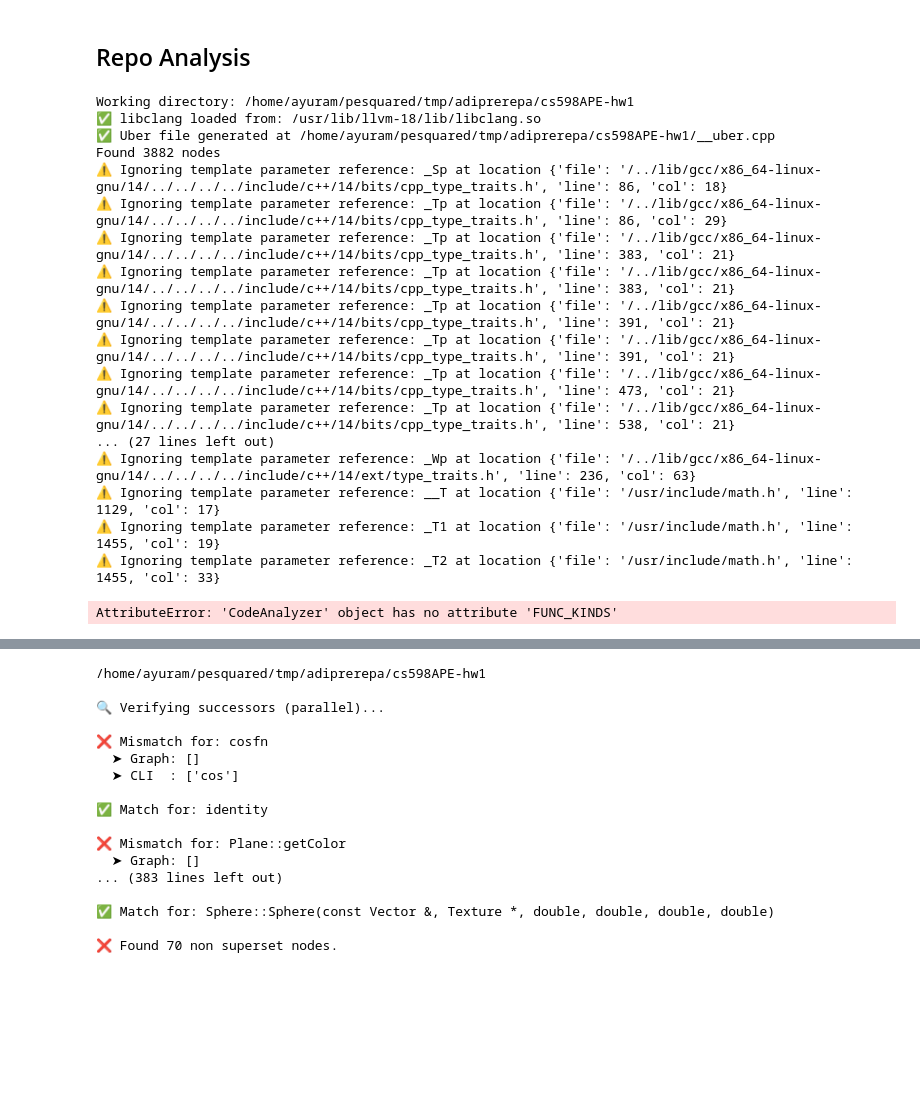
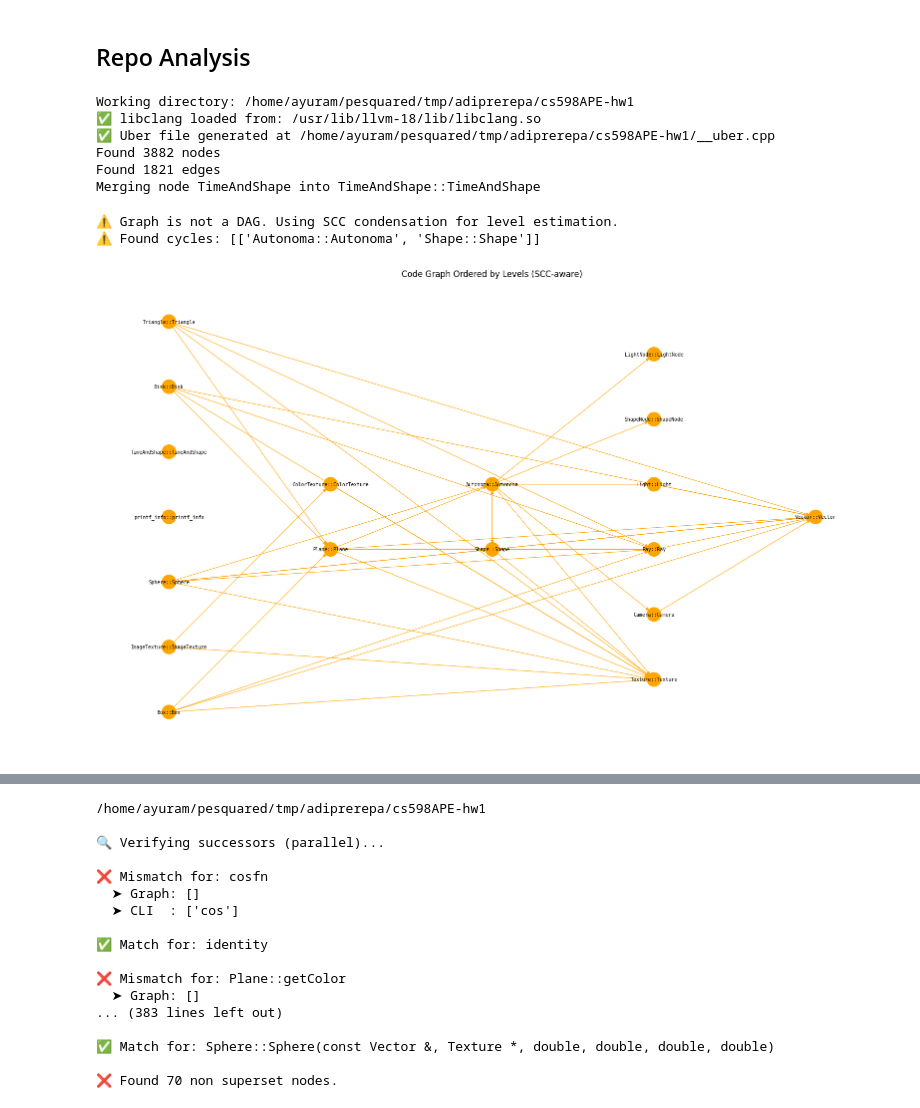
Before and after one commit to adiprerepa/pesquared, a Jupyter notebook: FunctionGraph.ipynb, the cells around one changed output, grey strips where cells are left out. Saved outputs shown, nothing was run; the diff lists cells and outputs as text; code cells hidden in the pictures; blank space fills up the shorter version.

```diff
--- a/FunctionGraph.ipynb
+++ b/FunctionGraph.ipynb
@@ -3,7 +3,7 @@
 # %%
 from utils.git_utils import clone_repo
 from pathlib import Path
-from analyzers.code_analyzer import CodeAnalyzer, NodeKind
+from analyzers.code_analyzer import CodeAnalyzer, NodeKind, is_kind
 url = 'https://github.com/adiprerepa/cs598APE-hw1'
 branch = 'master'
 repo = clone_repo(url, branch=branch)
@@ -12,26 +12,19 @@ print(f"Working directory: {working_dir}")
 PROJECT_DIR = Path(working_dir).resolve()
 
 analyzer = CodeAnalyzer(PROJECT_DIR)
-analyzer.plot(horizontal=True, exclude_node_kinds={NodeKind.LIBRARY})
 graph = analyzer.graph
 # %% [output]
 Working directory: /home/ayuram/pesquared/tmp/adiprerepa/cs598APE-hw1
 ✅ libclang loaded from: /usr/lib/llvm-18/lib/libclang.so
 ✅ Uber file generated at /home/ayuram/pesquared/tmp/adiprerepa/cs598APE-hw1/__uber.cpp
 Found 3882 nodes
-⚠️ Ignoring template parameter reference: _Sp at location {'file': '/../lib/gcc/x86_64-linux-gnu/14/../../../../include/c++/14/bits/cpp_type_traits.h', 'line': 86, 'col': 18}
-⚠️ Ignoring template parameter reference: _Tp at location {'file': '/../lib/gcc/x86_64-linux-gnu/14/../../../../include/c++/14/bits/cpp_type_traits.h', 'line': 86, 'col': 29}
-⚠️ Ignoring template parameter reference: _Tp at location {'file': '/../lib/gcc/x86_64-linux-gnu/14/../../../../include/c++/14/bits/cpp_type_traits.h', 'line': 383, 'col': 21}
-⚠️ Ignoring template parameter reference: _Tp at location {'file': '/../lib/gcc/x86_64-linux-gnu/14/../../../../include/c++/14/bits/cpp_type_traits.h', 'line': 383, 'col': 21}
-⚠️ Ignoring template parameter reference: _Tp at location {'file': '/../lib/gcc/x86_64-linux-gnu/14/../../../../include/c++/14/bits/cpp_type_traits.h', 'line': 391, 'col': 21}
-⚠️ Ignoring template parameter reference: _Tp at location {'file': '/../lib/gcc/x86_64-linux-gnu/14/../../../../include/c++/14/bits/cpp_type_traits.h', 'line': 391, 'col': 21}
-⚠️ Ignoring template parameter reference: _Tp at location {'file': '/../lib/gcc/x86_64-linux-gnu/14/../../../../include/c++/14/bits/cpp_type_traits.h', 'line': 473, 'col': 21}
-⚠️ Ignoring template parameter reference: _Tp at location {'file': '/../lib/gcc/x86_64-linux-gnu/14/../../../../include/c++/14/bits/cpp_type_traits.h', 'line': 538, 'col': 21}
-... (27 lines left out)
-⚠️ Ignoring template parameter reference: _Wp at location {'file': '/../lib/gcc/x86_64-linux-gnu/14/../../../../include/c++/14/ext/type_traits.h', 'line': 236, 'col': 63}
-⚠️ Ignoring template parameter reference: __T at location {'file': '/usr/include/math.h', 'line': 1129, 'col': 17}
-⚠️ Ignoring template parameter reference: _T1 at location {'file': '/usr/include/math.h', 'line': 1455, 'col': 19}
-⚠️ Ignoring template parameter reference: _T2 at location {'file': '/usr/include/math.h', 'line': 1455, 'col': 33}
+Found 1821 edges
+Merging node TimeAndShape into TimeAndShape::TimeAndShape
-AttributeError: 'CodeAnalyzer' object has no attribute 'FUNC_KINDS'
+# %%
+analyzer.plot(horizontal=True, node_filter=lambda node, attrs: is_kind(attrs["kind"], NodeKind.TYPE) and is_kind(attrs["kind"], NodeKind.IN_CODEBASE))
+# %% [output]
+⚠️ Graph is not a DAG. Using SCC condensation for level estimation.
+⚠️ Found cycles: [['Autonoma::Autonoma', 'Shape::Shape']]
+[figure, added]
 # %%
 from utils.cursor_utils import loc_info, CTOR_KINDS
```
Also changed, not shown: parts of 1 cell of this notebook, 1 other file.
